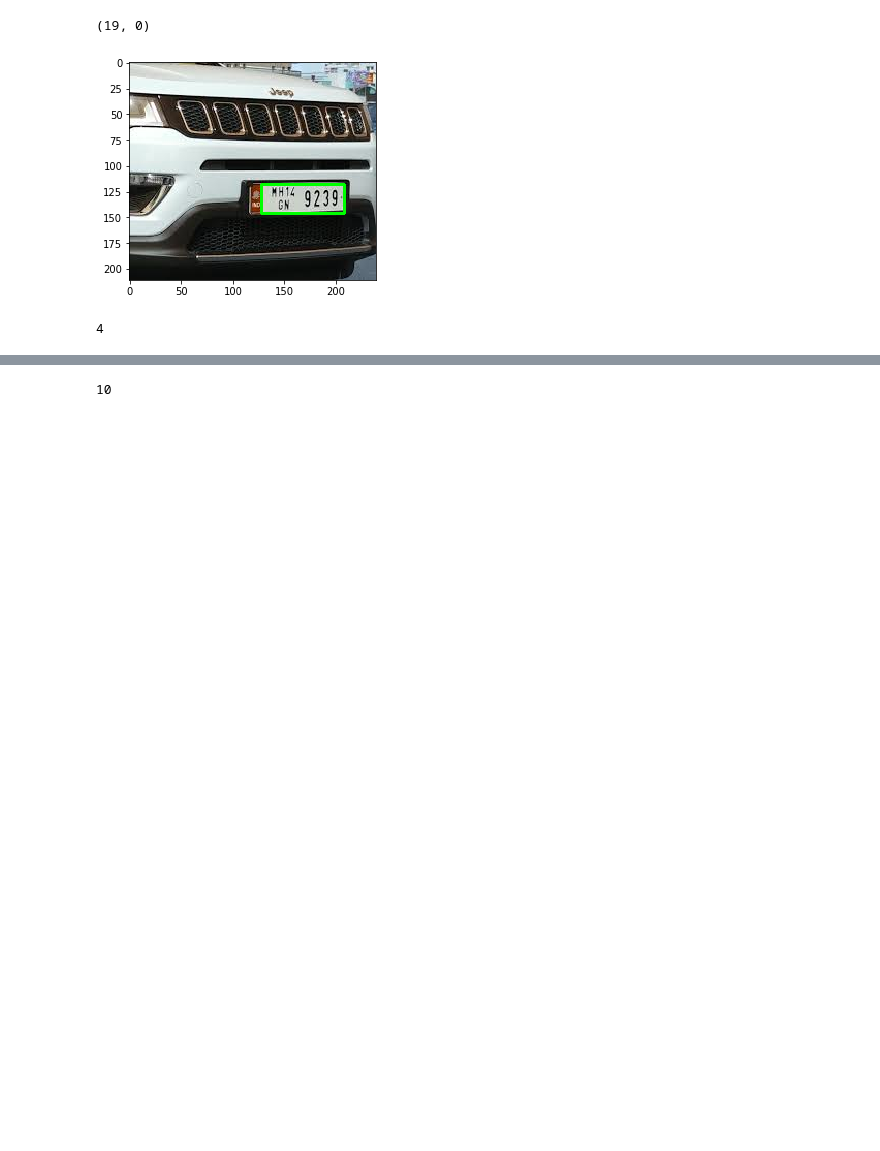
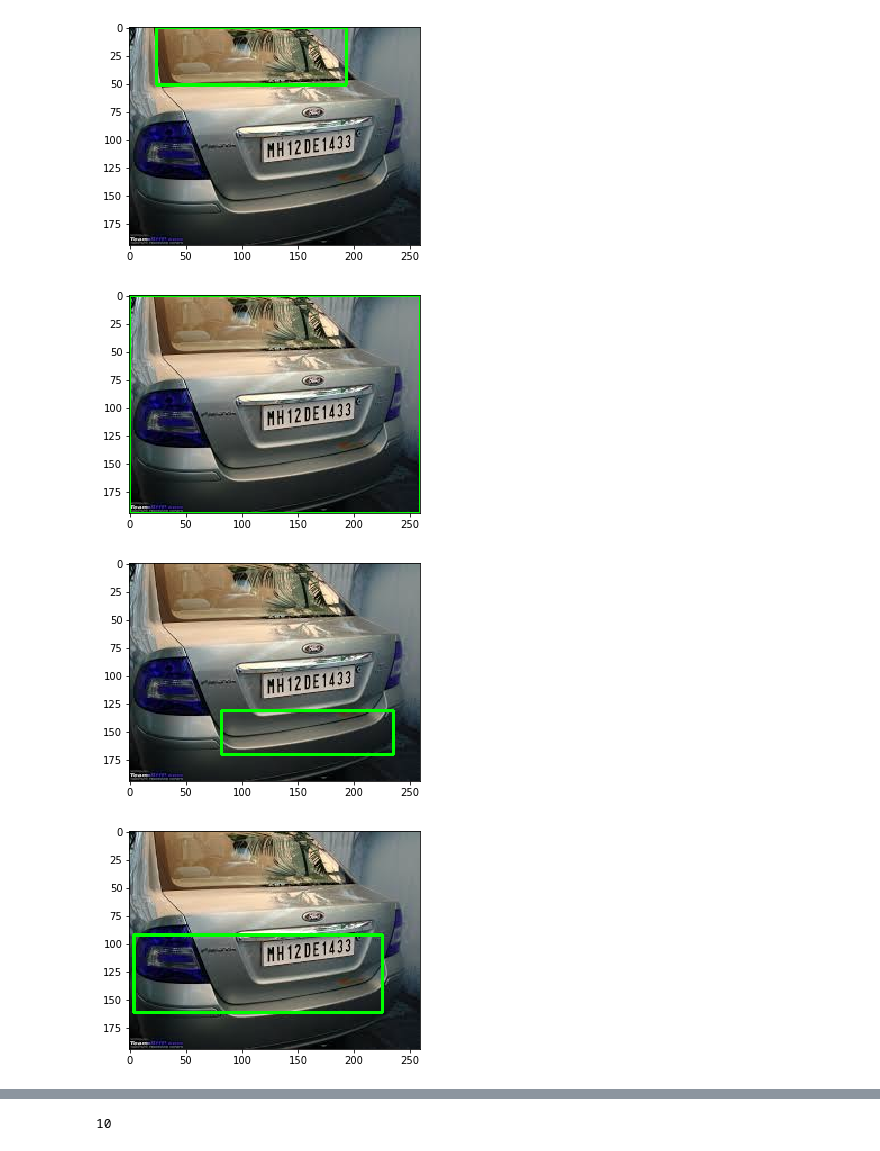
Before and after one commit to Vermarun/AutomaticNumberPlateRecognition, a Jupyter notebook: ANPR/NumberPlateDetection.ipynb, the cells around one changed output, grey strips where cells are left out. Saved outputs shown, nothing was run; the diff lists cells and outputs as text; code cells hidden in the pictures; blank space fills up the shorter version.

```diff
--- a/ANPR/NumberPlateDetection.ipynb
+++ b/ANPR/NumberPlateDetection.ipynb
@@ -63,15 +0,0 @@ for i in range(len(plate_like_objects)):
-# %%
-len(characters),final
-# %% [output]
-(19, 0)
-# %%
-x,y,w,h = dims[final]
-img2  = cv2.rectangle(im,(x,y),(x+w,y+h),(0,255,0),2)
-plt.imshow(img2)
-plt.show()
-# %% [output]
-[figure, removed]
-# %%
-final
-# %% [output]
-4
@@ -77,0 +9,36 @@ final
+# %%
+#Image Pre-processing
+
+im = cv2.imread('Data/car9.jpeg')
+imgray = cv2.cvtColor(im,cv2.COLOR_BGR2GRAY)
+
+# sobelx = cv2.Sobel(imgray,cv2.CV_8U,1,0,ksize=3)
+
+# ret,thresh = cv2.threshold(imgray,127,255,0)
+
+thresh = cv2.adaptiveThreshold(imgray,255,cv2.ADAPTIVE_THRESH_GAUSSIAN_C,cv2.THRESH_BINARY,11,7)
+
+im2, contours, hierarchy = cv2.findContours(thresh,cv2.RETR_TREE,cv2.CHAIN_APPROX_SIMPLE)
+
+image_area = im.shape[0]*im.shape[1]
+
+plate_like_objects=[]
+dims=[]
+for i,cnt in enumerate(contours) :
+
+    area = cv2.contourArea(cnt)
+
+    if(area > 0.01*image_area):
+        x,y,w,h = cv2.boundingRect(cnt)
+        img = cv2.rectangle(im.copy(),(x,y),(x+w,y+h),(0,255,0),2)
+
+        plate = thresh[y:y+h,x:x+w]
+        dims.append([x,y,w,h])
+        plate_like_objects.append(plate)
+        plt.imshow(img)
+        plt.show()
+# %% [output]
+[figure, added]
+[figure, added]
+[figure, added]
+[figure, added]
```
Also changed, not shown: parts of 8 cells of this notebook.
